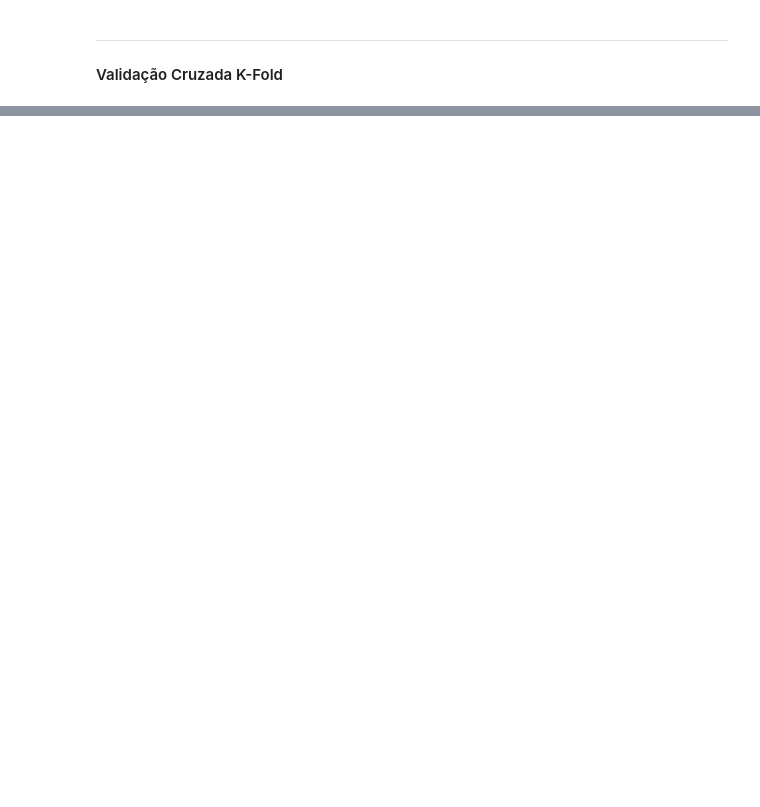
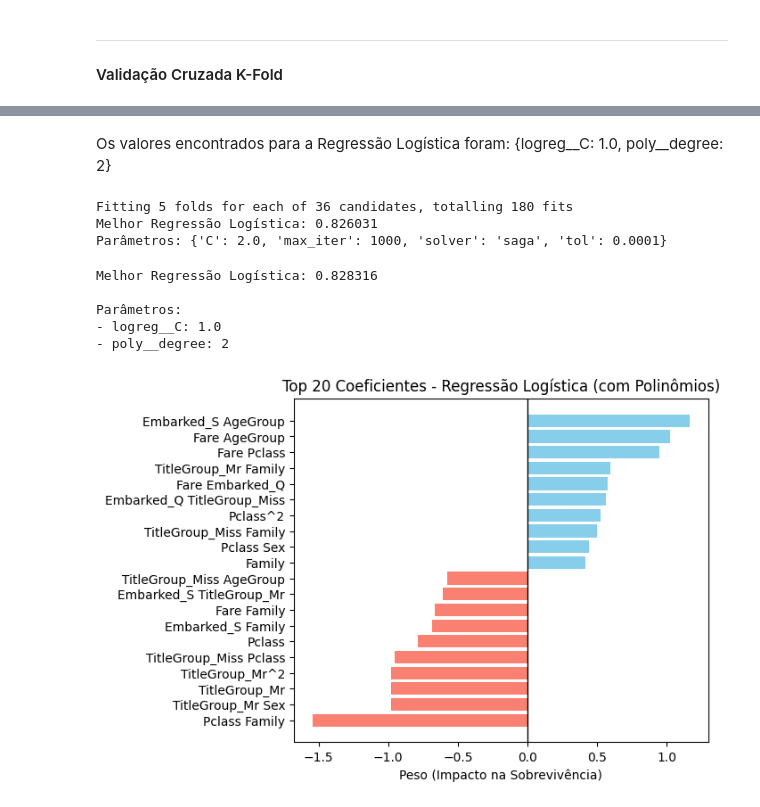
Before and after one commit to Vitoria-BG/titanic_survival, a Jupyter notebook: notebooks/Model_Selection.ipynb, the cells around one changed output, grey strips where cells are left out. Saved outputs shown, nothing was run; the diff lists cells and outputs as text; code cells hidden in the pictures; blank space fills up the shorter version.

```diff
--- a/notebooks/Model_Selection.ipynb
+++ b/notebooks/Model_Selection.ipynb
@@ -55,0 +129,80 @@ KNN: 77.89% (Desvio Padrão: 0.85%)
+# %% [markdown]
+Os valores encontrados para a Regressão Logística foram: {logreg__C: 1.0, poly__degree: 2}
+# %%
+from sklearn.linear_model import LogisticRegression
+from sklearn.model_selection import GridSearchCV
+
+parametros_lr = {
+    'tol': [0.0001, 0.00001, 0.000001],
+    'C': [1.0, 1.5, 2.0, 5.0],
+    'solver': ['lbfgs', 'sag', 'saga'],
+    'max_iter': [1000]
+}
+
+grid_lr = GridSearchCV(LogisticRegression(), parametros_lr, cv=5, n_jobs=-1, verbose=1)
+grid_lr.fit(x_train, y_train)
+
+print(f"Melhor Regressão Logística: {grid_lr.best_score_:.6f}")
+print(f"Parâmetros: {grid_lr.best_params_}")
+# %% [output]
+Fitting 5 folds for each of 36 candidates, totalling 180 fits
+Melhor Regressão Logística: 0.826031
+Parâmetros: {'C': 2.0, 'max_iter': 1000, 'solver': 'saga', 'tol': 0.0001}
+# %%
+from sklearn.preprocessing import PolynomialFeatures, StandardScaler
+from sklearn.pipeline import Pipeline
+
+pipe = Pipeline([
+    ('poly', PolynomialFeatures(degree=2)),
+    ('scaler', StandardScaler()),
+    ('logreg', LogisticRegression(max_iter=2000))
+])
+
+param_grid_poly = {
+    'logreg__C': [0.1, 1.0, 10.0],
+    'poly__degree': [2]
+}
+
+grid_poly = GridSearchCV(pipe, param_grid_poly, cv=5, n_jobs=-1)
+grid_poly.fit(x_train, y_train)
+
+print(f"Melhor Regressão Logística: {grid_poly.best_score_:.6f}")
+print("\nParâmetros:")
+for param, valor in grid_poly.best_params_.items():
+    print(f"- {param}: {valor}")
+# %% [output]
+Melhor Regressão Logística: 0.828316
+
+Parâmetros:
+- logreg__C: 1.0
+- poly__degree: 2
+# %%
+import pandas as pd
+import matplotlib.pyplot as plt
+
+# Extração dos dados (usando o melhor pipeline)
+melhor_pipe = grid_poly.best_estimator_
+modelo_lr = melhor_pipe.named_steps['logreg']
+poly_transformer = melhor_pipe.named_steps['poly']
+
+nomes_colunas = poly_transformer.get_feature_names_out(x_train.columns)
+
+df_pesos = pd.DataFrame({
+    'Feature': nomes_colunas,
+    'Coeficiente': modelo_lr.coef_[0]
+})
+
+# Pegar os 5 mais positivos e 5 mais negativos
+top_positivos = df_pesos.sort_values(by='Coeficiente', ascending=False).head(10)
+top_negativos = df_pesos.sort_values(by='Coeficiente', ascending=False).tail(10)
+top_total = pd.concat([top_positivos, top_negativos]).sort_values(by='Coeficiente')
+
+plt.figure(figsize=(6, 5))
+colors = ['salmon' if c < 0 else 'skyblue' for c in top_total['Coeficiente']]
+plt.barh(top_total['Feature'], top_total['Coeficiente'], color=colors)
+plt.axvline(0, color='black', lw=1)
+plt.title('Top 20 Coeficientes - Regressão Logística (com Polinômios)')
+plt.xlabel('Peso (Impacto na Sobrevivência)')
+plt.show()
+# %% [output]
+[figure, added]
```
Also changed, not shown: parts of 24 cells of this notebook, 1 other file.
